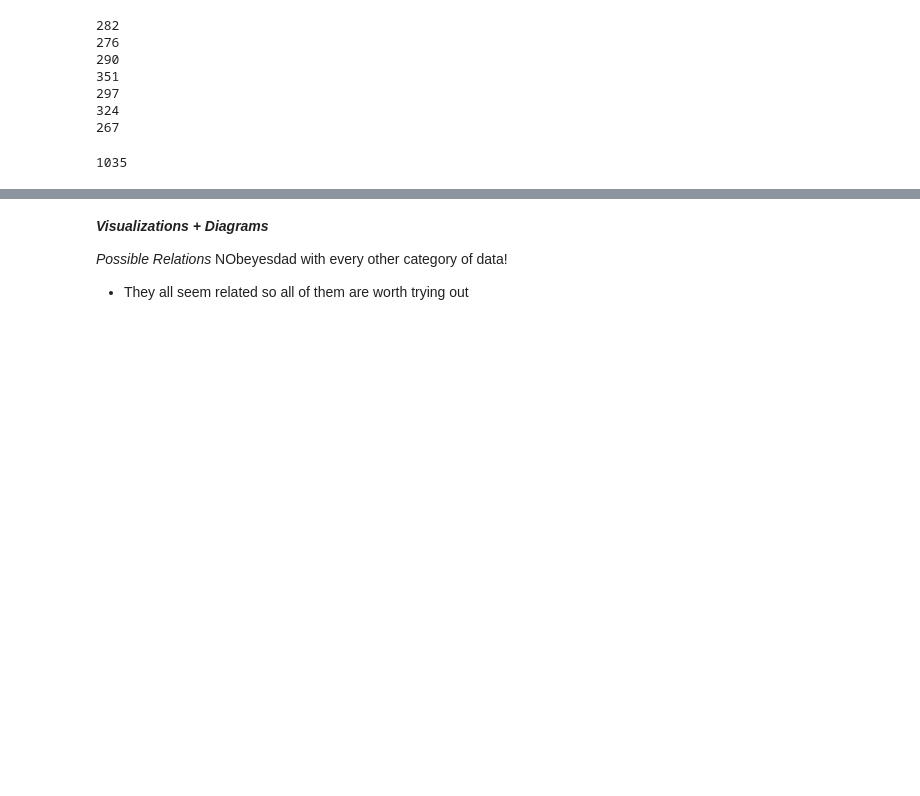
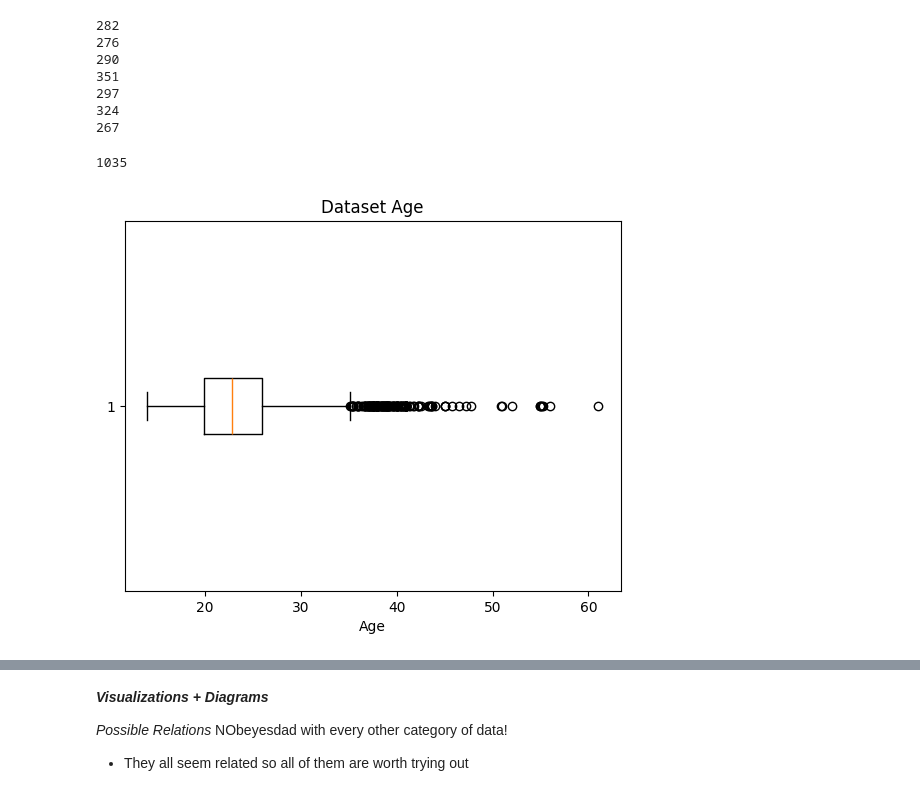
Before and after one commit to joliebao/TCS-Data-Science-Obesity, a Jupyter notebook: TCS_DataScience_Obesity.ipynb, the cells around one changed output, grey strips where cells are left out. Cells and saved outputs as stored; diff of their text form; code cells hidden in the pictures; blank space fills up the shorter version.

Commit message:
From 6/23/25: cleaned the data

```diff
--- a/TCS_DataScience_Obesity.ipynb
+++ b/TCS_DataScience_Obesity.ipynb
@@ -257,7 +257,3 @@ print((df['Gender'] == 'Female').sum())
 # Gender is also proportional! (Data set has 2087 entries)
 # %% [output]
 1035
-# %%
-def box_Plot(){
-
-}
@@ -265,0 +260,15 @@ def box_Plot(){
+# %%
+def box_Plot(col, plot_title, x_label):
+    data = df[col]
+    plt.boxplot(data, vert = False)
+    plt.xlabel(x_label)
+    plt.title(plot_title)
+# %%
+# CHECKING FOR OUTLIERS
+box_Plot('Age', "Dataset Age", "Age")
+
+# Age is reasonable
+# A lot of outliers
+# Dataset does not include early adolescents and children
+# %% [output]
+[figure, added]
```
Also changed, not shown: parts of 7 cells of this notebook.
